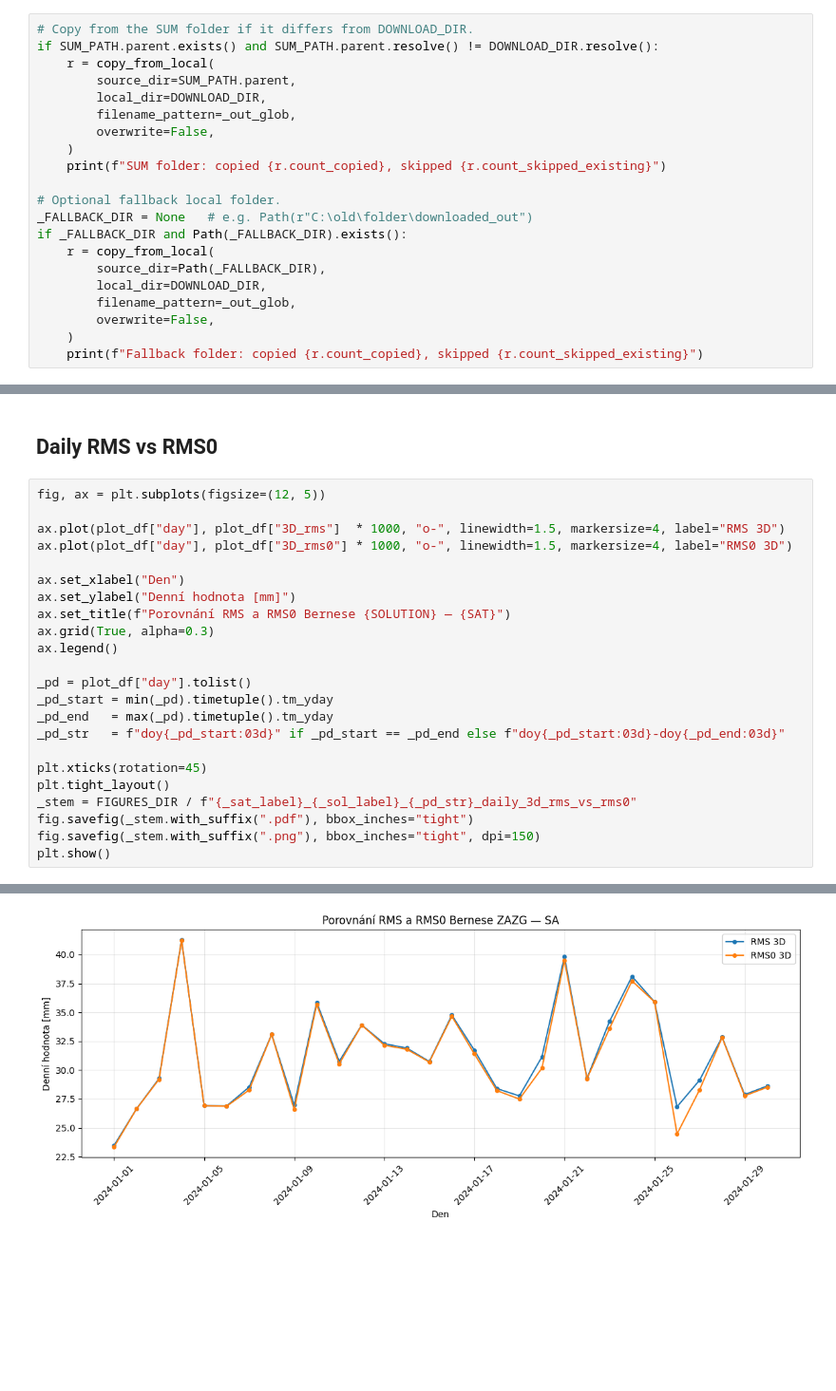
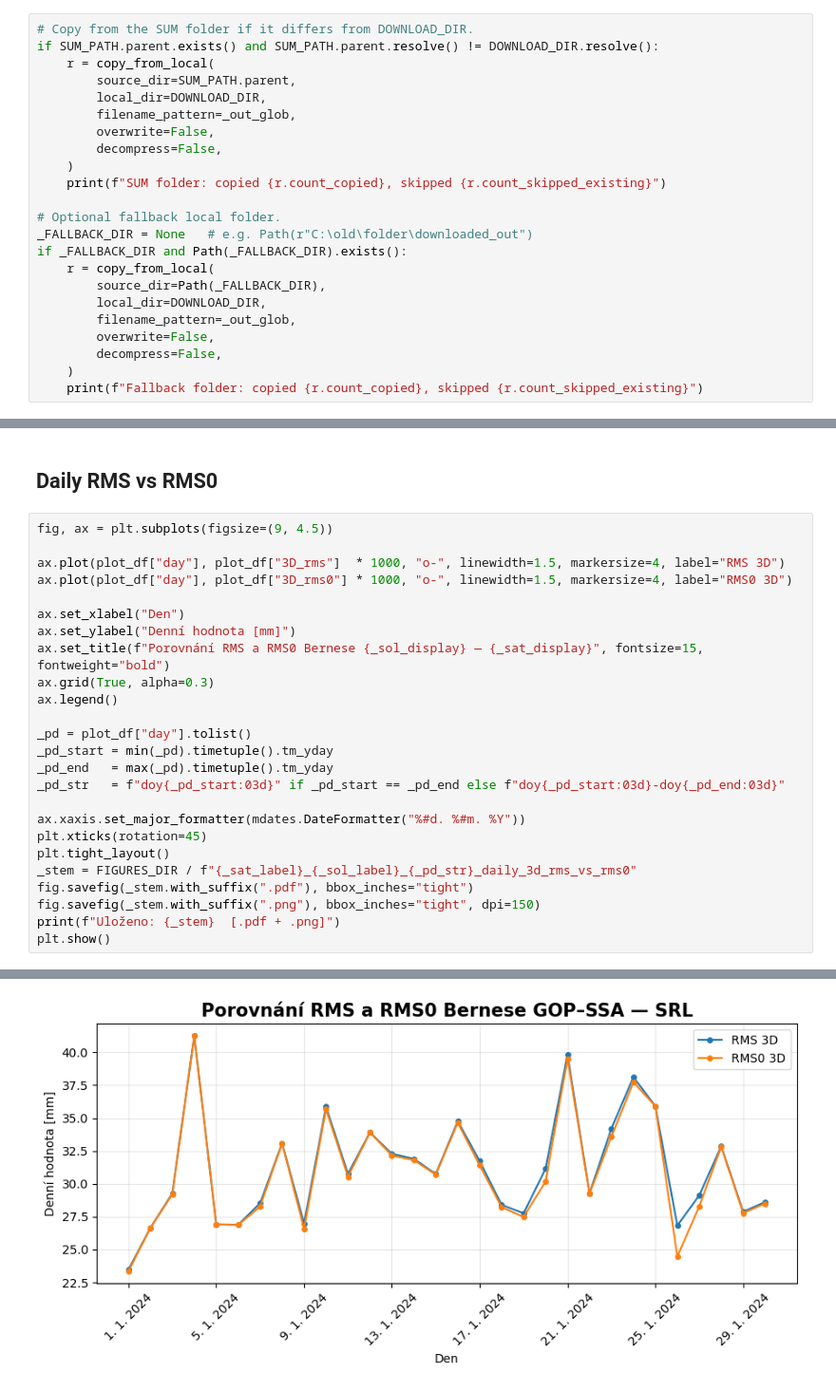
Before and after one commit to kovarmi9/MasterThesis-DorisAnalysis, a Jupyter notebook: notebooks/satellites/compare_orbit_solutions_bernese.ipynb, the cells around one changed output, grey strips where cells are left out. Shown at 95% size. Cells and saved outputs as stored; diff of their text form; blank space fills up the shorter version.

```diff
--- a/notebooks/satellites/compare_orbit_solutions_bernese.ipynb
+++ b/notebooks/satellites/compare_orbit_solutions_bernese.ipynb
@@ -165,6 +164,7 @@ if SUM_PATH.parent.exists() and SUM_PATH.parent.resolve() != DOWNLOAD_DIR.resolv
         local_dir=DOWNLOAD_DIR,
         filename_pattern=_out_glob,
         overwrite=False,
+        decompress=False,
     )
     print(f"SUM folder: copied {r.count_copied}, skipped {r.count_skipped_existing}")
 
@@ -176,6 +176,7 @@ if _FALLBACK_DIR and Path(_FALLBACK_DIR).exists():
         local_dir=DOWNLOAD_DIR,
         filename_pattern=_out_glob,
         overwrite=False,
+        decompress=False,
     )
     print(f"Fallback folder: copied {r.count_copied}, skipped {r.count_skipped_existing}")
 # %% [output]
@@ -887,14 +927,14 @@ plt.show()
 # %% [markdown]
 ## Daily RMS vs RMS0
 # %%
-fig, ax = plt.subplots(figsize=(12, 5))
+fig, ax = plt.subplots(figsize=(9, 4.5))
 
 ax.plot(plot_df["day"], plot_df["3D_rms"]  * 1000, "o-", linewidth=1.5, markersize=4, label="RMS 3D")
 ax.plot(plot_df["day"], plot_df["3D_rms0"] * 1000, "o-", linewidth=1.5, markersize=4, label="RMS0 3D")
 
 ax.set_xlabel("Den")
 ax.set_ylabel("Denní hodnota [mm]")
-ax.set_title(f"Porovnání RMS a RMS0 Bernese {SOLUTION} — {SAT}")
+ax.set_title(f"Porovnání RMS a RMS0 Bernese {_sol_display} — {_sat_display}", fontsize=15, fontweight="bold")
 ax.grid(True, alpha=0.3)
 ax.legend()
 
@@ -903,10 +943,12 @@ _pd_start = min(_pd).timetuple().tm_yday
 _pd_end   = max(_pd).timetuple().tm_yday
 _pd_str   = f"doy{_pd_start:03d}" if _pd_start == _pd_end else f"doy{_pd_start:03d}-doy{_pd_end:03d}"
 
+ax.xaxis.set_major_formatter(mdates.DateFormatter("%#d. %#m. %Y"))
 plt.xticks(rotation=45)
 plt.tight_layout()
 _stem = FIGURES_DIR / f"{_sat_label}_{_sol_label}_{_pd_str}_daily_3d_rms_vs_rms0"
 fig.savefig(_stem.with_suffix(".pdf"), bbox_inches="tight")
 fig.savefig(_stem.with_suffix(".png"), bbox_inches="tight", dpi=150)
+print(f"Uloženo: {_stem}  [.pdf + .png]")
 plt.show()
 # %% [output]
@@ -913 +956 @@ plt.show()
-[figure, old version]
+[figure, new version]
```
Also changed, not shown: parts of 22 cells of this notebook, 58 other files.
